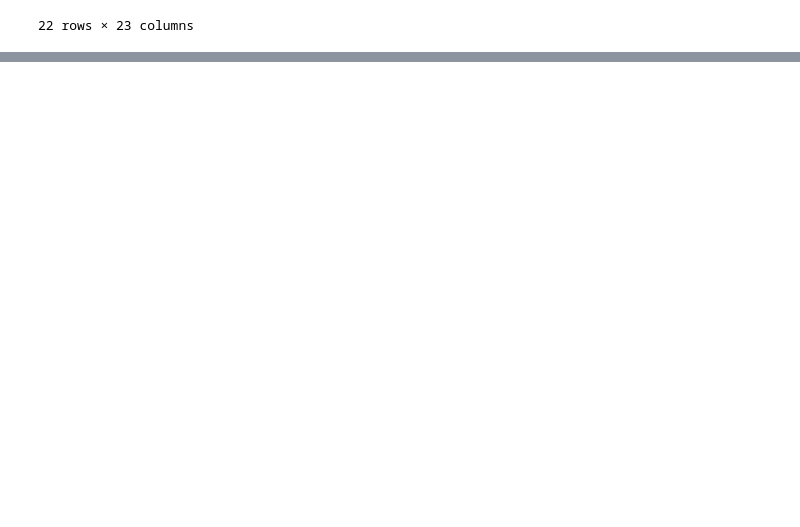
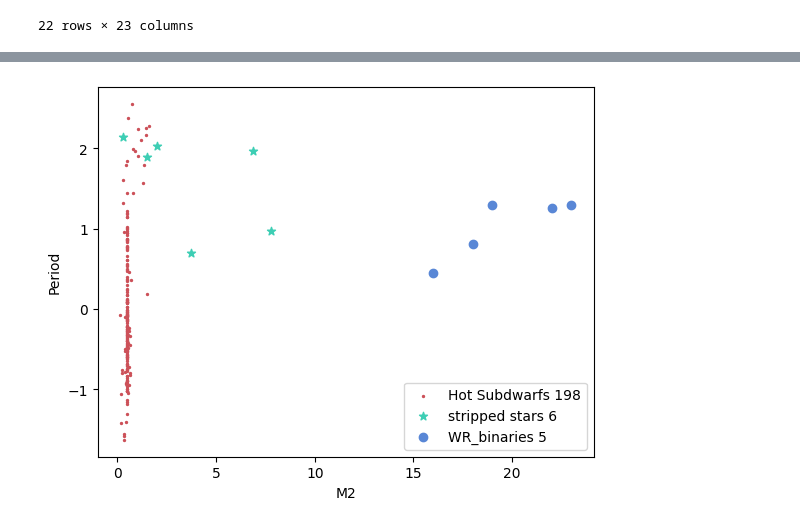
Before and after one commit to binary-observations/post_mt_catalog, a Jupyter notebook: code/data_analysis/Read_and_plot.ipynb, the cells around one changed output, grey strips where cells are left out. Cells and saved outputs as stored; diff of their text form; code cells hidden in the pictures; blank space fills up the shorter version.

```diff
--- a/code/data_analysis/Read_and_plot.ipynb
+++ b/code/data_analysis/Read_and_plot.ipynb
@@ -308,0 +366,8 @@ print(np.unique(pd_catalog_data['Reference'][pd_catalog_data['system_class'] ==
+# %%
+hot_subdwarfs = pd_catalog_data[pd_catalog_data['system_class'] == 'Hot subdwarf']
+stripped_stars = pd_catalog_data[pd_catalog_data['system_class'] == 'Stripped star' ]
+WR_binaries = pd_catalog_data[pd_catalog_data['system_class'] == 'WR binary' ]
+
+# display(hot_subdwarfs)
+# display(stripped_stars)
+display(WR_binaries)
@@ -308,0 +393,27 @@ print(np.unique(pd_catalog_data['Reference'][pd_catalog_data['system_class'] ==
+# %%
+
+x_key = 'M2'
+y_key = 'Period'
+
+X_sdOB = to_triplet_array(hot_subdwarfs[x_key])[:,1]
+Y_sdOB = np.log10(to_triplet_array(hot_subdwarfs[y_key])[:,1])
+plt.scatter(X_sdOB, Y_sdOB, c = '#cc5159', s = 2,
+            label = f'Hot Subdwarfs {np.sum(~np.isnan(X_sdOB)*~np.isnan(Y_sdOB))}')
+
+X_stripS = to_triplet_array(stripped_stars[x_key])[:,1]
+Y_stripS = np.log10(to_triplet_array(stripped_stars[y_key])[:,1])
+plt.scatter(X_stripS, Y_stripS, c = '#3dceb4', marker = '*',
+            label = f'stripped stars {np.sum(~np.isnan(X_stripS)*~np.isnan(Y_stripS))}')
+
+X_WR = to_triplet_array(WR_binaries[x_key])[:,1]
+Y_WR = np.log10(to_triplet_array(WR_binaries[y_key])[:,1])
+plt.scatter(X_WR, Y_WR, c = '#5987d6',
+            label = f'WR_binaries {np.sum(~np.isnan(X_WR) * ~np.isnan(Y_WR))}')
+
+plt.xlabel(x_key)
+plt.ylabel(y_key)
+plt.legend(loc = 'lower right')
+plt.savefig(PLOTS_DIR / "stripped_stars.png")
+plt.show()
+# %% [output]
+[figure, added]
```
Also changed, not shown: parts of 19 cells of this notebook, 2 other files.
